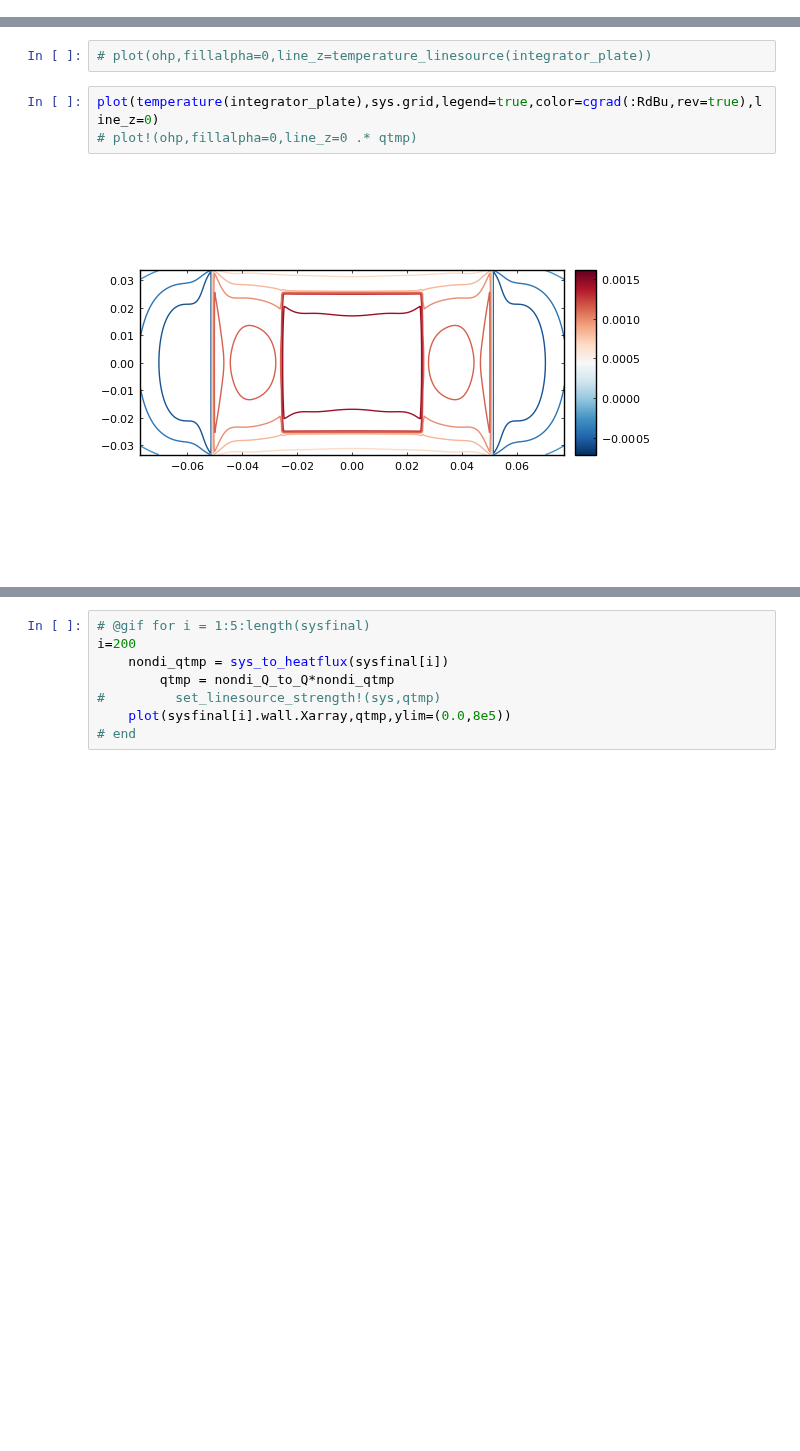
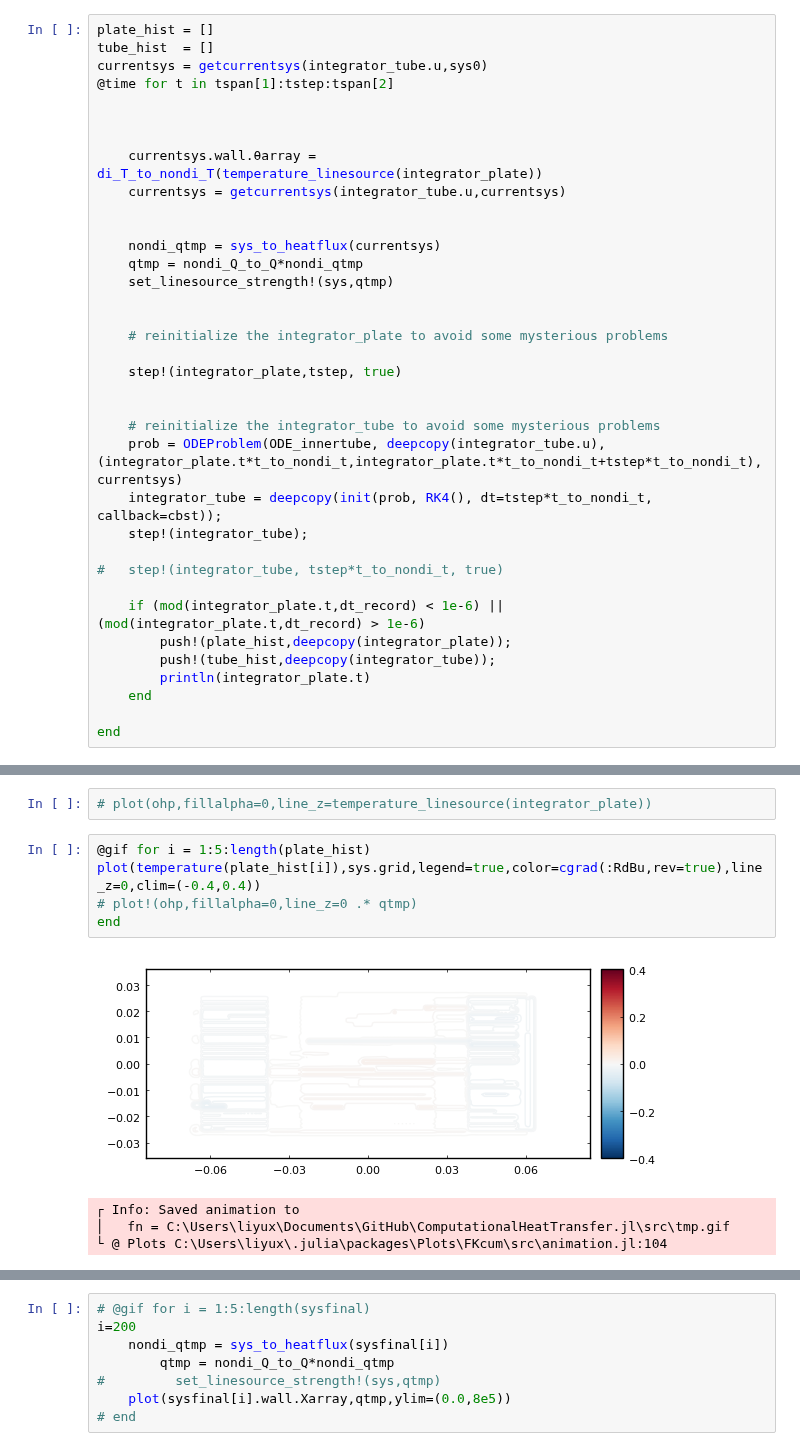
Before and after one commit to JuliaIBPM/ComputationalHeatTransfer.jl, a Jupyter notebook: notebooks/closed loop PHP-with plate.ipynb, the cells around one changed output, grey strips where cells are left out. Cells and saved outputs as stored; diff of their text form; blank space fills up the shorter version.

```diff
--- a/notebooks/closed loop PHP-with plate.ipynb
+++ b/notebooks/closed loop PHP-with plate.ipynb
@@ -283,0 +299,36 @@ sysfinal = getcurrentsys.(sol.u,[sys0]);
+# %%
+plate_hist = []
+tube_hist  = []
+currentsys = getcurrentsys(integrator_tube.u,sys0)
+@time for t in tspan[1]:tstep:tspan[2]
+
+
+
+    currentsys.wall.θarray = di_T_to_nondi_T(temperature_linesource(integrator_plate))
+    currentsys = getcurrentsys(integrator_tube.u,currentsys)
+
+
+    nondi_qtmp = sys_to_heatflux(currentsys)
+    qtmp = nondi_Q_to_Q*nondi_qtmp
+    set_linesource_strength!(sys,qtmp)
+
+
+    # reinitialize the integrator_plate to avoid some mysterious problems
+
+    step!(integrator_plate,tstep, true)
+
+
+    # reinitialize the integrator_tube to avoid some mysterious problems
+    prob = ODEProblem(ODE_innertube, deepcopy(integrator_tube.u), (integrator_plate.t*t_to_nondi_t,integrator_plate.t*t_to_nondi_t+tstep*t_to_nondi_t), currentsys)
+    integrator_tube = deepcopy(init(prob, RK4(), dt=tstep*t_to_nondi_t, callback=cbst));
+    step!(integrator_tube);
+
+#   step!(integrator_tube, tstep*t_to_nondi_t, true)
+
+    if (mod(integrator_plate.t,dt_record) < 1e-6) || (mod(integrator_plate.t,dt_record) > 1e-6)
+        push!(plate_hist,deepcopy(integrator_plate));
+        push!(tube_hist,deepcopy(integrator_tube));
+        println(integrator_plate.t)
+    end
+
+end
@@ -405,7 +356,12 @@ LoadError: UndefVarError: integrator_tube not defined
 # %%
 # plot(ohp,fillalpha=0,line_z=temperature_linesource(integrator_plate))
 # %%
-plot(temperature(integrator_plate),sys.grid,legend=true,color=cgrad(:RdBu,rev=true),line_z=0)
+@gif for i = 1:5:length(plate_hist)
+plot(temperature(plate_hist[i]),sys.grid,legend=true,color=cgrad(:RdBu,rev=true),line_z=0,clim=(-0.4,0.4))
 # plot!(ohp,fillalpha=0,line_z=0 .* qtmp)
+end
 # %% [output]
-[figure, old version]
+[figure, new version]
+┌ Info: Saved animation to
+│   fn = C:\Users\liyux\Documents\GitHub\ComputationalHeatTransfer.jl\src\tmp.gif
+└ @ Plots C:\Users\liyux\.julia\packages\Plots\FKcum\src\animation.jl:104
```
Also changed, not shown: parts of 49 cells of this notebook, 4 other files.
